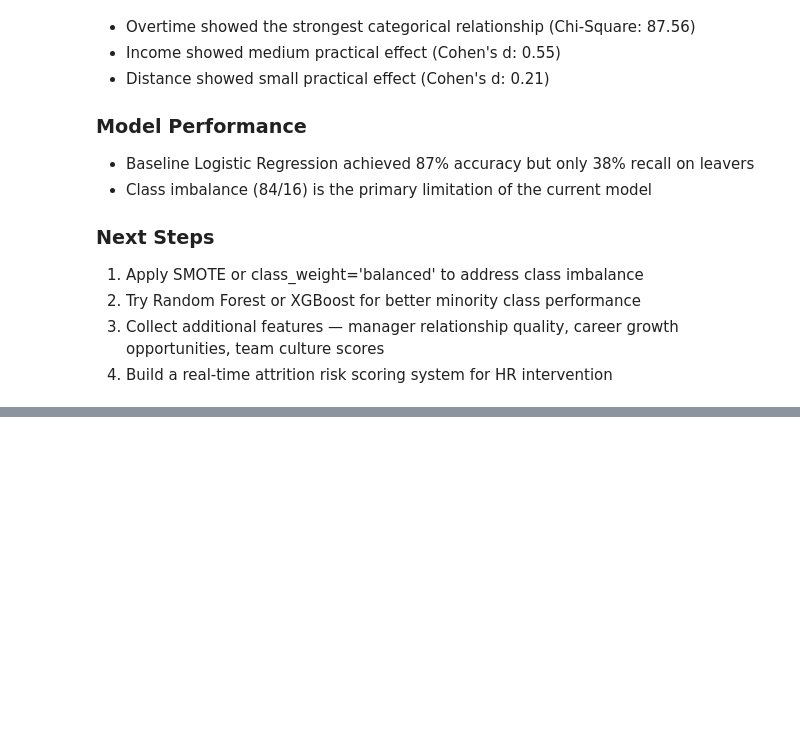
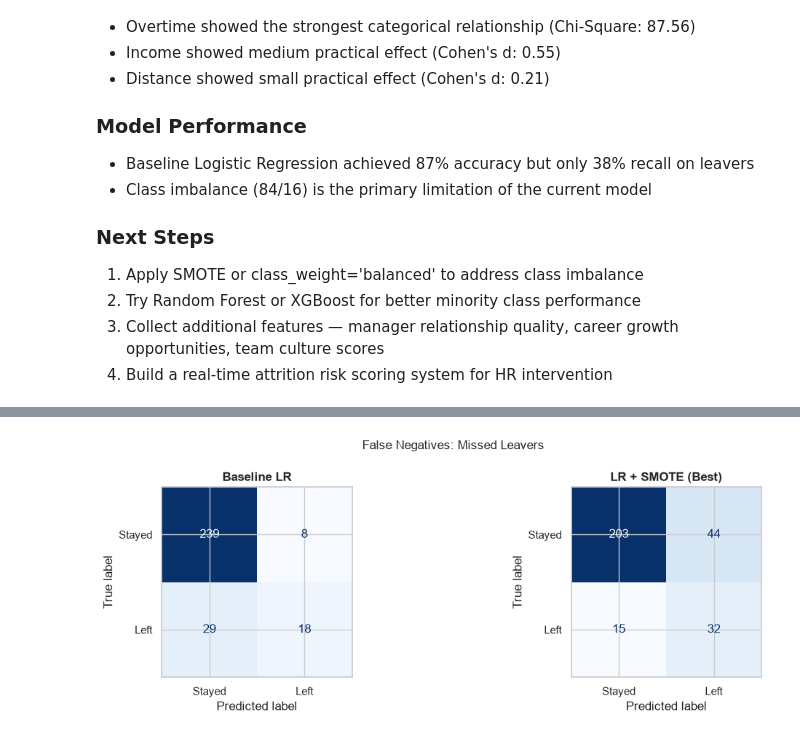
Before and after one commit to TheOnlyUnknown/IBM-HR-attrition-eda, a Jupyter notebook: IBM_HR_Attrition_EDA.ipynb, the cells around one changed output, grey strips where cells are left out. Cells and saved outputs as stored; diff of their text form; code cells hidden in the pictures; blank space fills up the shorter version.

```diff
--- a/IBM_HR_Attrition_EDA.ipynb
+++ b/IBM_HR_Attrition_EDA.ipynb
@@ -678,0 +783,11 @@ weighted avg       0.86      0.87      0.86       294
+# %%
+thresholds = np.arange(0.1, 0.6, 0.05)
+results = []
+
+for t in thresholds:
+    preds = (y_prob_xgb >= t).astype(int)
+    f1 = f1_score(y_test, preds)
+    recall = recall_score(y_test, preds)
+    results.append({'threshold': round(t, 2), 'recall': round(recall, 2), 'f1': round(f1, 2)})
+
+print(pd.DataFrame(results).to_string(index=False))
@@ -678,0 +852,17 @@ weighted avg       0.86      0.87      0.86       294
+# %%
+fig, axes = plt.subplots(1, 2, figsize=(12, 4))
+
+for ax, (name, preds) in zip(axes, [
+    ('Baseline LR', y_pred),
+    ('LR + SMOTE (Best)', y_pred_lr_sm)
+]):
+    cm = confusion_matrix(y_test, preds)
+    ConfusionMatrixDisplay(cm, display_labels=['Stayed', 'Left']).plot(ax=ax, colorbar=False, cmap='Blues')
+    ax.set_title(name, fontweight='bold')
+
+plt.suptitle('False Negatives: Missed Leavers', fontsize=12)
+plt.tight_layout()
+plt.savefig('confusion_matrices.png', dpi=150)
+plt.show()
+# %% [output]
+[figure, added]
```
Also changed, not shown: parts of 12 cells of this notebook.
